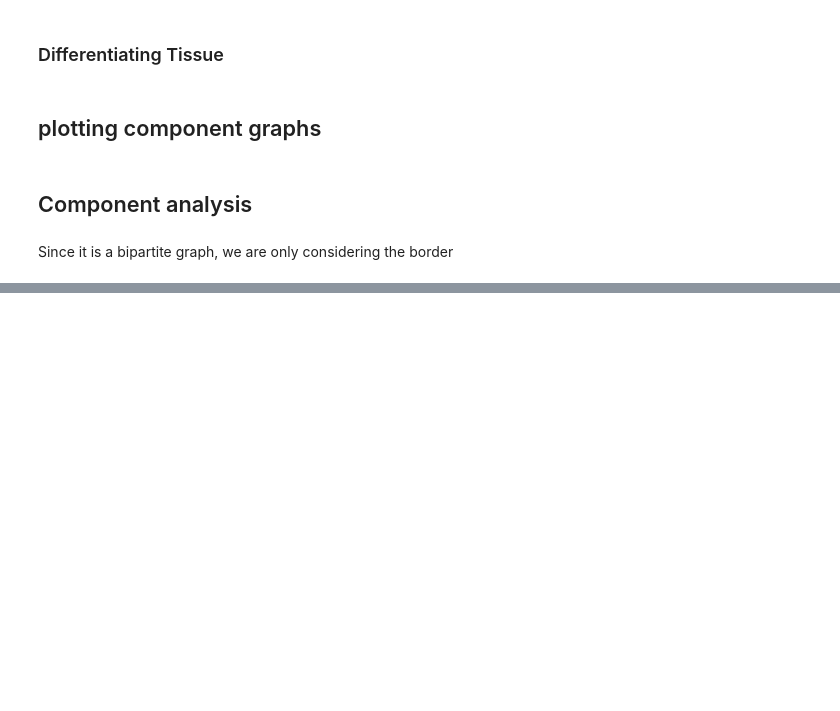
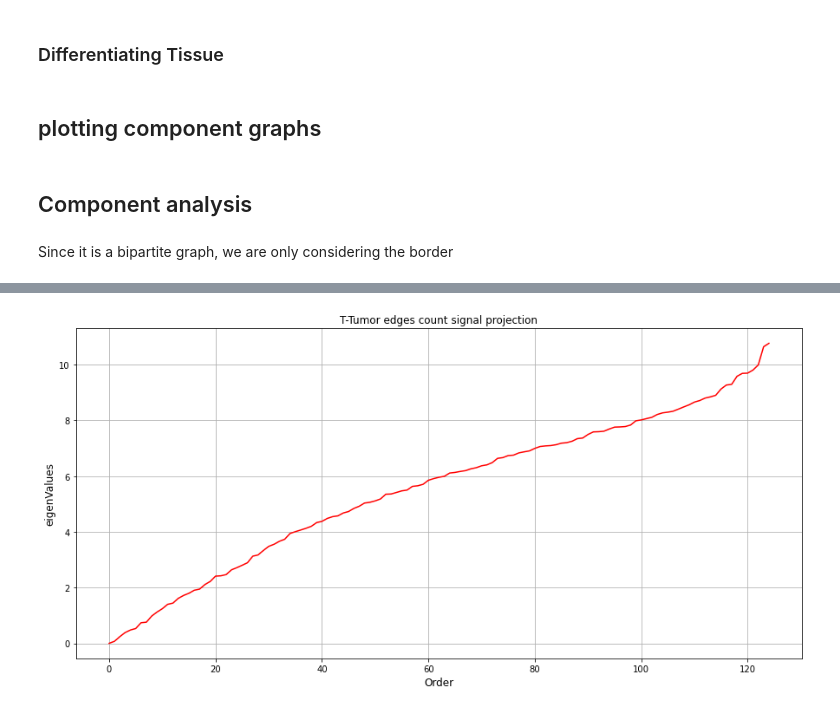
Before and after one commit to Souhailasmi/Deep_MLO, a Jupyter notebook: code/graph_analysis.ipynb, the cells around one changed output, grey strips where cells are left out. Saved outputs shown, nothing was run; the diff lists cells and outputs as text; code cells hidden in the pictures; blank space fills up the shorter version.

Commit message:
signal

```diff
--- a/code/graph_analysis.ipynb
+++ b/code/graph_analysis.ipynb
@@ -261,0 +657,4 @@ component_df =
+# %%
+threshold = 1000
+vertices = component_nodes.component.values
+coord, edges = get_high_level_graph(component_nodes,threshold)
@@ -261,0 +680,27 @@ component_df =
+# %%
+component_graph = nx.Graph() # for a directed graph use nx.DiGraph()
+
+component_graph.add_nodes_from(range(len(vertices)))  # add multiple nodes at once
+
+component_graph.add_edges_from(edges)
+
+#visualize_component_graph(component_graph,k=0.05, alpha=0.8,savefig=True,figname='High_level_graph_threshold_200.png')
+# %%
+laplacian_matrix = nx.laplacian_matrix(component_graph).A
+eigen_vals, eigen_vects = np.linalg.eig(laplacian_matrix)
+# %%
+idx = (-eigen_vals).argsort()[::-1]
+eigenValues = eigen_vals[idx]
+eigenVectors = eigen_vects[:,idx]
+# %%
+fig = plt.figure(figsize=(15,7))
+plt.plot(eigenValues,color='r')
+plt.grid()
+plt.ylabel("eigenValues", size="large")
+plt.xlabel("Order", size="large")
+
+plt.title("T-Tumor edges count signal projection", size="large")
+plt.show();
+fig.savefig('./plots/T-Tumor edges count signal projection.png')
+# %% [output]
+[figure, added]
```
Also changed, not shown: parts of 105 cells of this notebook, 24 other files.
